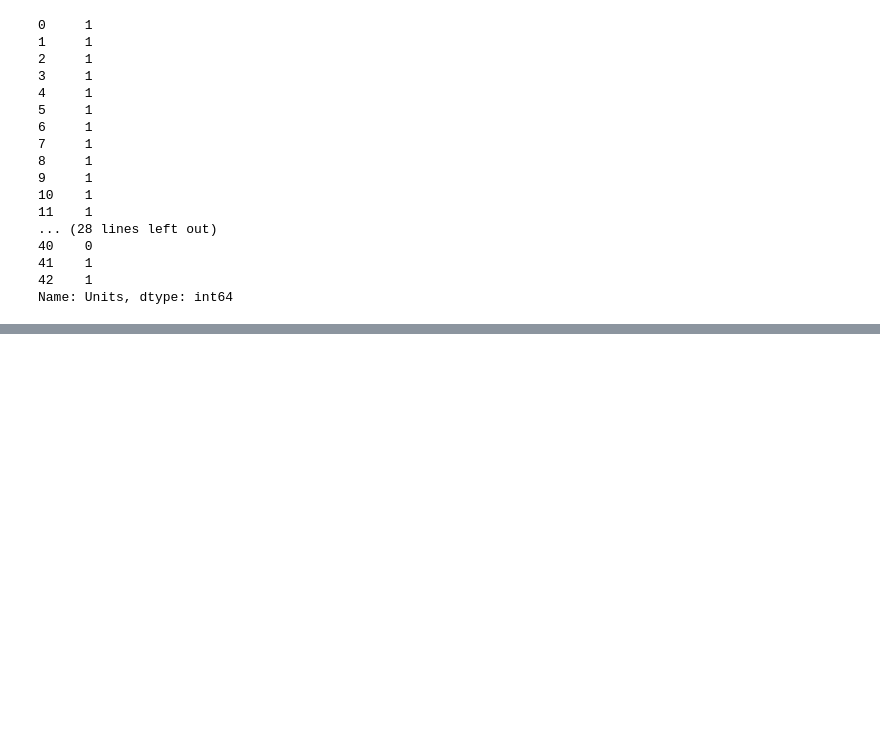
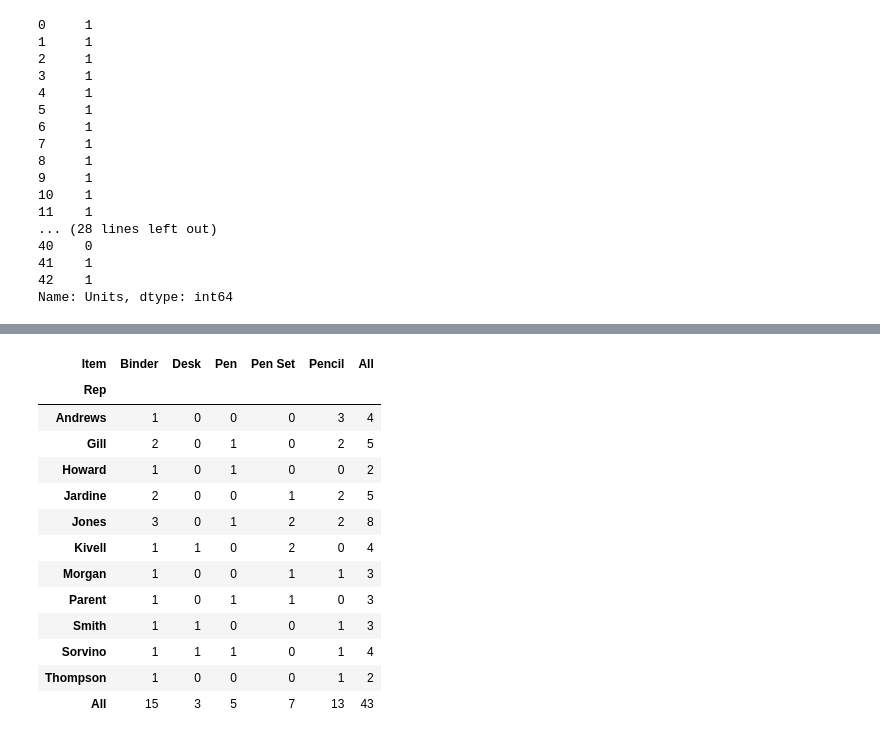
Before and after one commit to navi1910/Data-Science, a Jupyter notebook: Pandas/Operations with Pandas.ipynb, the cells around one changed output, grey strips where cells are left out. Saved outputs shown, nothing was run; the diff lists cells and outputs as text; code cells hidden in the pictures; blank space fills up the shorter version.

```diff
--- a/Pandas/Operations with Pandas.ipynb
+++ b/Pandas/Operations with Pandas.ipynb
@@ -382,0 +435,17 @@ Name: Units, dtype: int64
+# %%
+pd.crosstab(df['Rep'], df['Item'], margins=True)
+# %% [output]
+| Item | Binder | Desk | Pen | Pen Set | Pencil | All |
+| Rep |  |  |  |  |  |  |
+| Andrews | 1 | 0 | 0 | 0 | 3 | 4 |
+| Gill | 2 | 0 | 1 | 0 | 2 | 5 |
+| Howard | 1 | 0 | 1 | 0 | 0 | 2 |
+| Jardine | 2 | 0 | 0 | 1 | 2 | 5 |
+| Jones | 3 | 0 | 1 | 2 | 2 | 8 |
+| Kivell | 1 | 1 | 0 | 2 | 0 | 4 |
+| Morgan | 1 | 0 | 0 | 1 | 1 | 3 |
+| Parent | 1 | 0 | 1 | 1 | 0 | 3 |
+| Smith | 1 | 1 | 0 | 0 | 1 | 3 |
+| Sorvino | 1 | 1 | 1 | 0 | 1 | 4 |
+| Thompson | 1 | 0 | 0 | 0 | 1 | 2 |
+| All | 15 | 3 | 5 | 7 | 13 | 43 |
```
Also changed, not shown: parts of 6 cells of this notebook, 2 other files.
